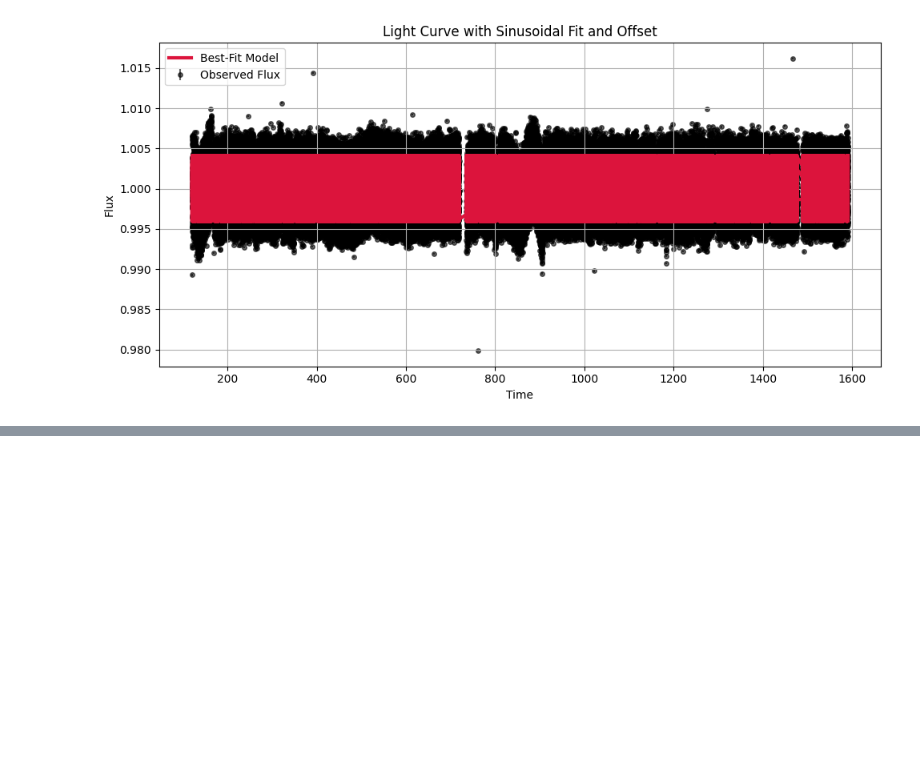
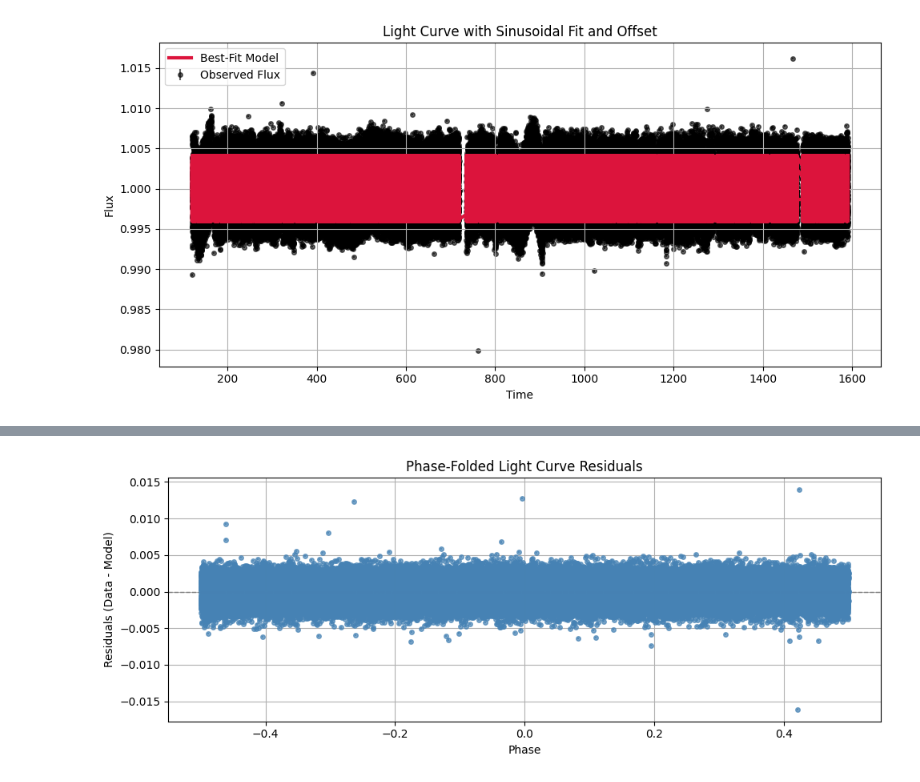
Before and after one commit to Hoggnation/cataloging_coherent_oscillators, a Jupyter notebook: Chi_Squared_Function_on_KIC_7917485.ipynb, the cells around one changed output, grey strips where cells are left out. Drawn from its saved outputs; the diff is of its cells as text; code cells hidden in the pictures; blank space fills up the shorter version.

```diff
--- a/Chi_Squared_Function_on_KIC_7917485.ipynb
+++ b/Chi_Squared_Function_on_KIC_7917485.ipynb
@@ -444,0 +467,21 @@ plt.show()
+# %%
+# Calculate residuals
+residuals = flux_sorted - model_sorted
+
+# Plot residuals
+plt.figure(figsize=(10, 4))
+plt.errorbar(
+    phase_sorted, residuals, yerr=sigma_sorted, fmt='o',
+    color='steelblue', alpha=0.7, markersize=4
+)
+plt.axhline(0, color='gray', linestyle='--', linewidth=1)
+
+# Labels and styling
+plt.xlabel('Phase')
+plt.ylabel('Residuals (Data - Model)')
+plt.title('Phase-Folded Light Curve Residuals')
+plt.grid(True)
+plt.tight_layout()
+plt.show()
+# %% [output]
+[figure, added]
```
Also changed, not shown: parts of 3 cells of this notebook.
